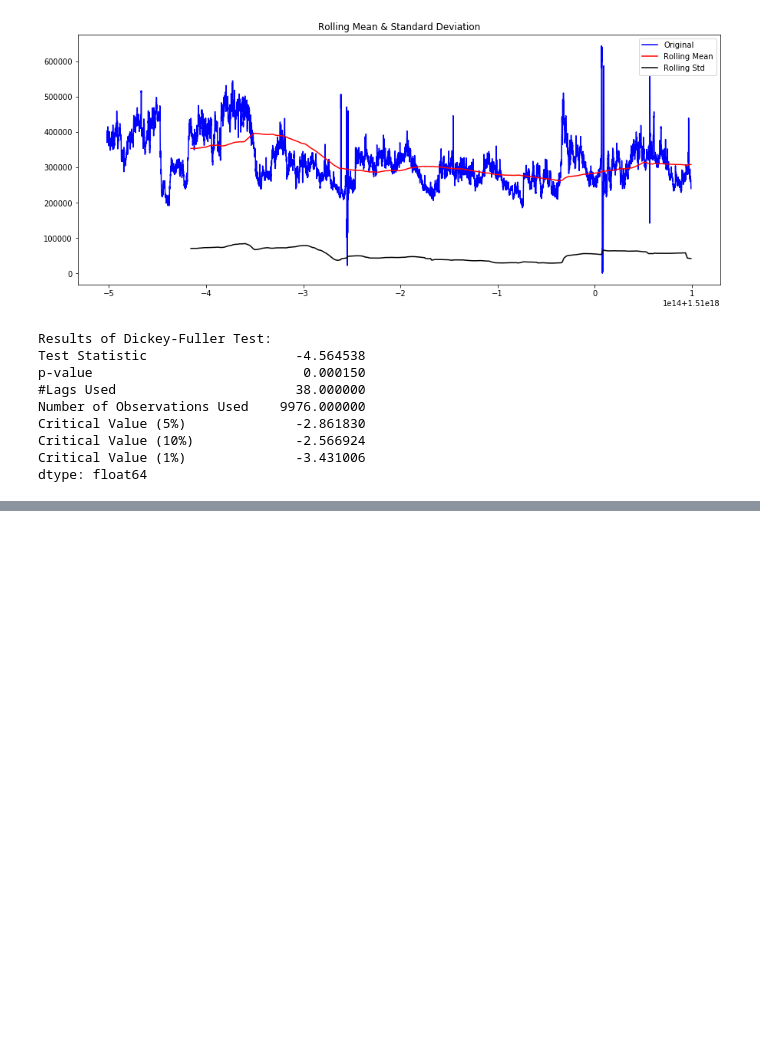
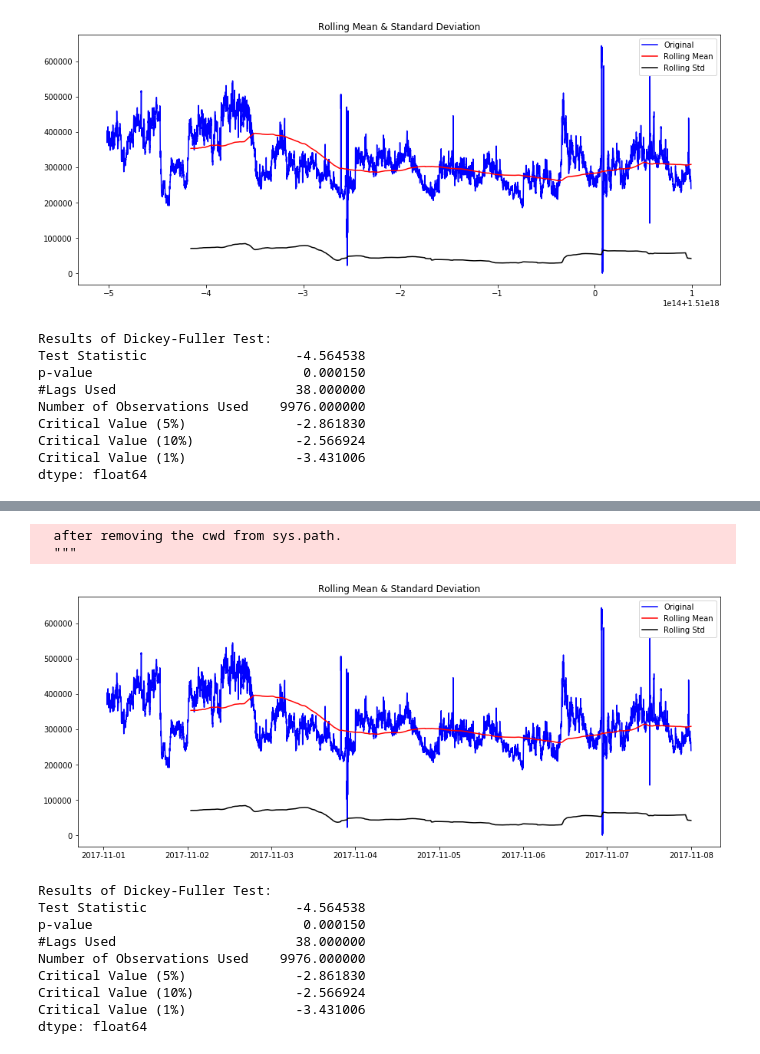
Before and after one commit to lcguerrerocovo/autoscaling-forecast, a Jupyter notebook: analysis.ipynb, the cells around one changed output, grey strips where cells are left out. Saved outputs shown, nothing was run; the diff lists cells and outputs as text; code cells hidden in the pictures; blank space fills up the shorter version.

```diff
--- a/analysis.ipynb
+++ b/analysis.ipynb
@@ -106,0 +117,15 @@ dtype: float64
+# %%
+test_stationarity(ts)
+# %% [output]
+  after removing the cwd from sys.path.
+  """
+[figure, added]
+Results of Dickey-Fuller Test:
+Test Statistic                   -4.564538
+p-value                           0.000150
+#Lags Used                       38.000000
+Number of Observations Used    9976.000000
+Critical Value (5%)              -2.861830
+Critical Value (10%)             -2.566924
+Critical Value (1%)              -3.431006
+dtype: float64
```
Also changed, not shown: parts of 2 cells of this notebook.
